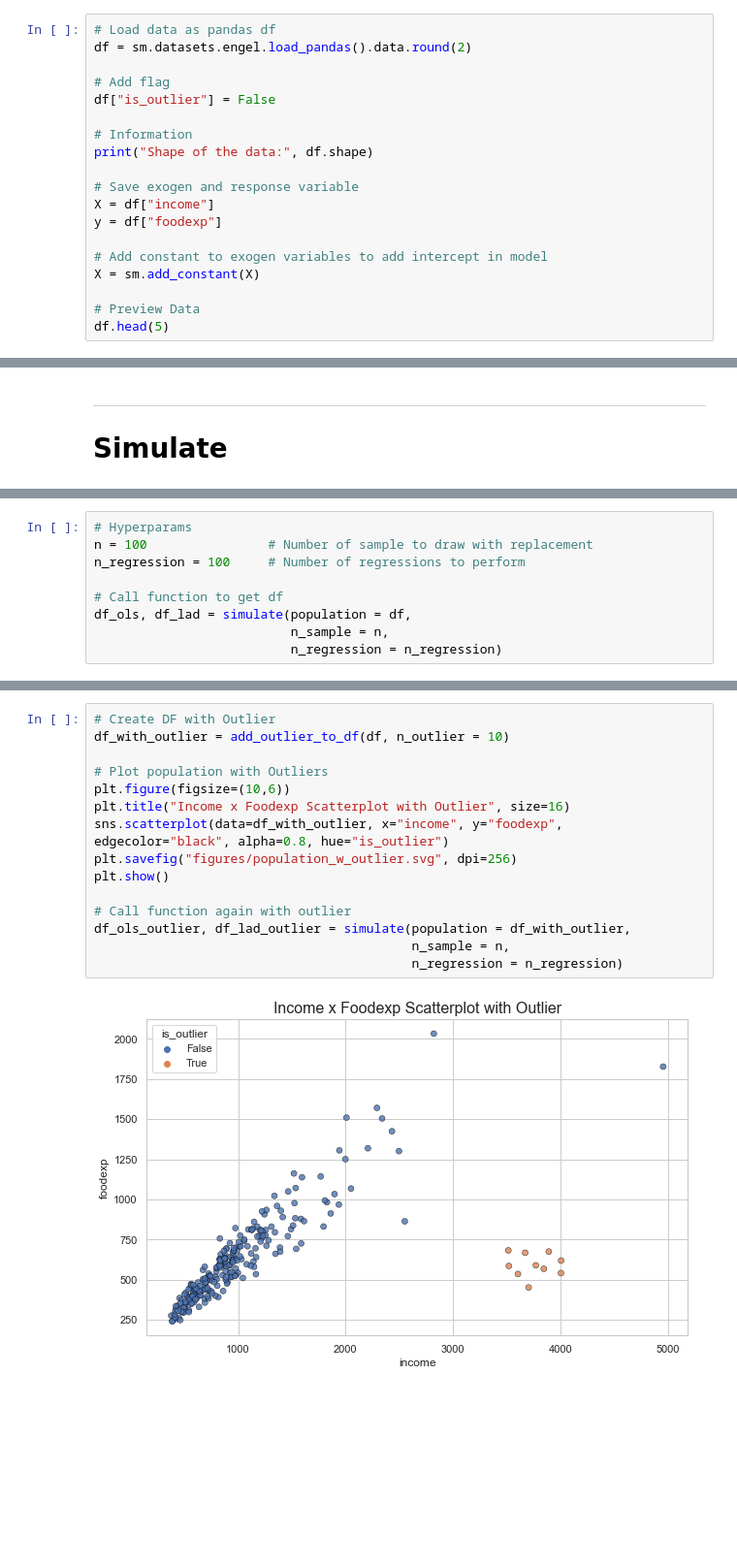
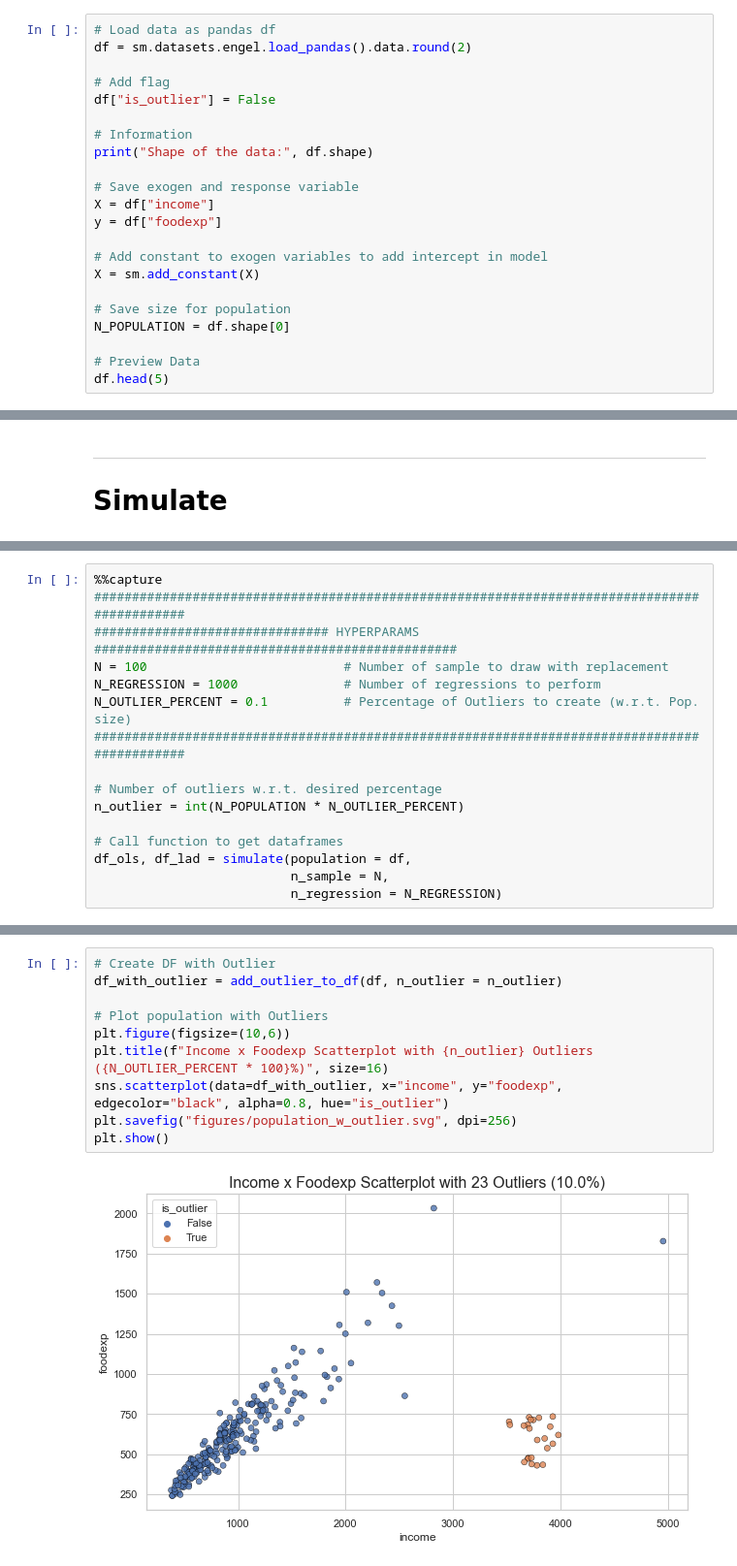
Before and after one commit to negralessio/ols_lad_estimator, a Jupyter notebook: experiment.ipynb, the cells around one changed output, grey strips where cells are left out. Shown: that part at 97% size. Saved outputs shown, nothing was run; the diff lists cells and outputs as text; blank space fills up the shorter version.

Commit message:
Refractoring and percentage of outlier as param

```diff
--- a/experiment.ipynb
+++ b/experiment.ipynb
@@ -25,6 +25,9 @@ y = df["foodexp"]
 # Add constant to exogen variables to add intercept in model
 X = sm.add_constant(X)
 
+# Save size for population
+N_POPULATION = df.shape[0]
+
 # Preview Data
 df.head(5)
 # %% [output]
@@ -193,9 +274,16 @@ def simulate(population: pd.DataFrame = df,
 # %%
-# Hyperparams
-n = 100                # Number of sample to draw with replacement
-n_regression = 100     # Number of regressions to perform
+%%capture
+############################################################################################
+############################### HYPERPARAMS ################################################
+N = 100                          # Number of sample to draw with replacement
+N_REGRESSION = 1000              # Number of regressions to perform
+N_OUTLIER_PERCENT = 0.1          # Percentage of Outliers to create (w.r.t. Pop. size)
+############################################################################################
 
-# Call function to get df
+# Number of outliers w.r.t. desired percentage
+n_outlier = int(N_POPULATION * N_OUTLIER_PERCENT)
+
+# Call function to get dataframes
 df_ols, df_lad = simulate(population = df,
-                          n_sample = n,
-                          n_regression = n_regression)
+                          n_sample = N,
+                          n_regression = N_REGRESSION)
@@ -301,17 +290,12 @@ def plot_results_with_outlier(df_ols, df_lad, df_ols_with_outlier, df_lad_with_o
 # %%
 # Create DF with Outlier
-df_with_outlier = add_outlier_to_df(df, n_outlier = 10)
+df_with_outlier = add_outlier_to_df(df, n_outlier = n_outlier)
 
 # Plot population with Outliers
 plt.figure(figsize=(10,6))
-plt.title("Income x Foodexp Scatterplot with Outlier", size=16)
+plt.title(f"Income x Foodexp Scatterplot with {n_outlier} Outliers ({N_OUTLIER_PERCENT * 100}%)", size=16)
 sns.scatterplot(data=df_with_outlier, x="income", y="foodexp", edgecolor="black", alpha=0.8, hue="is_outlier")
 plt.savefig("figures/population_w_outlier.svg", dpi=256)
 plt.show()
-
-# Call function again with outlier
-df_ols_outlier, df_lad_outlier = simulate(population = df_with_outlier,
-                                          n_sample = n,
-                                          n_regression = n_regression)
 # %% [output]
-[figure, old version]
+[figure, new version]
```
Also changed, not shown: parts of 7 cells of this notebook, 4 other files.
